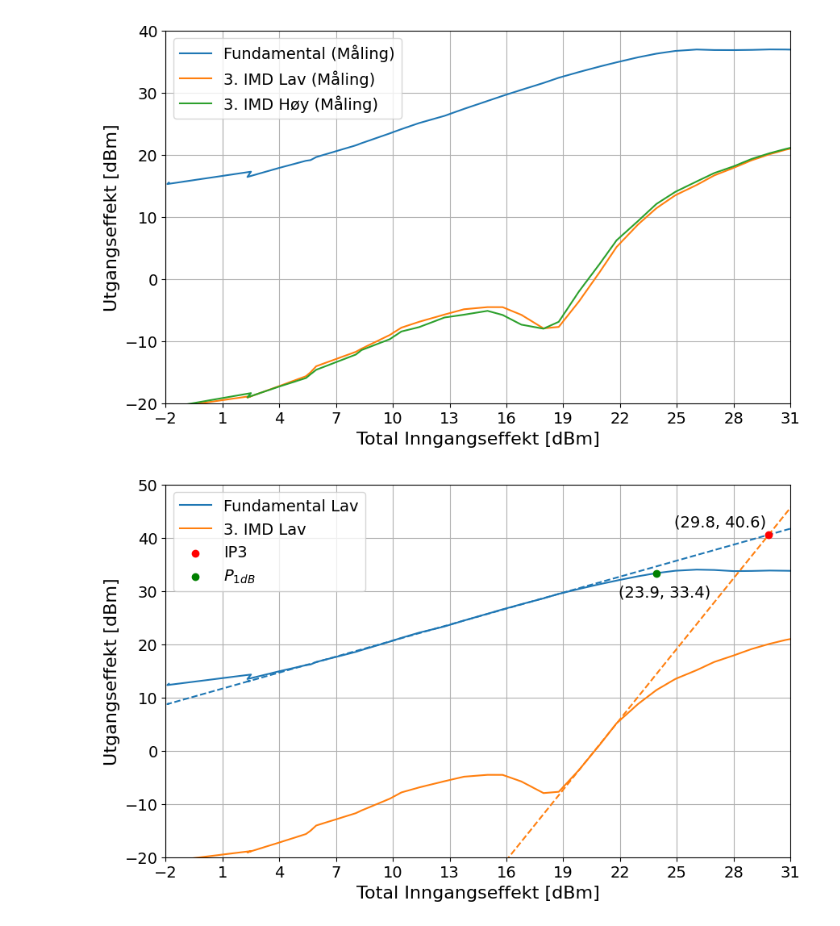
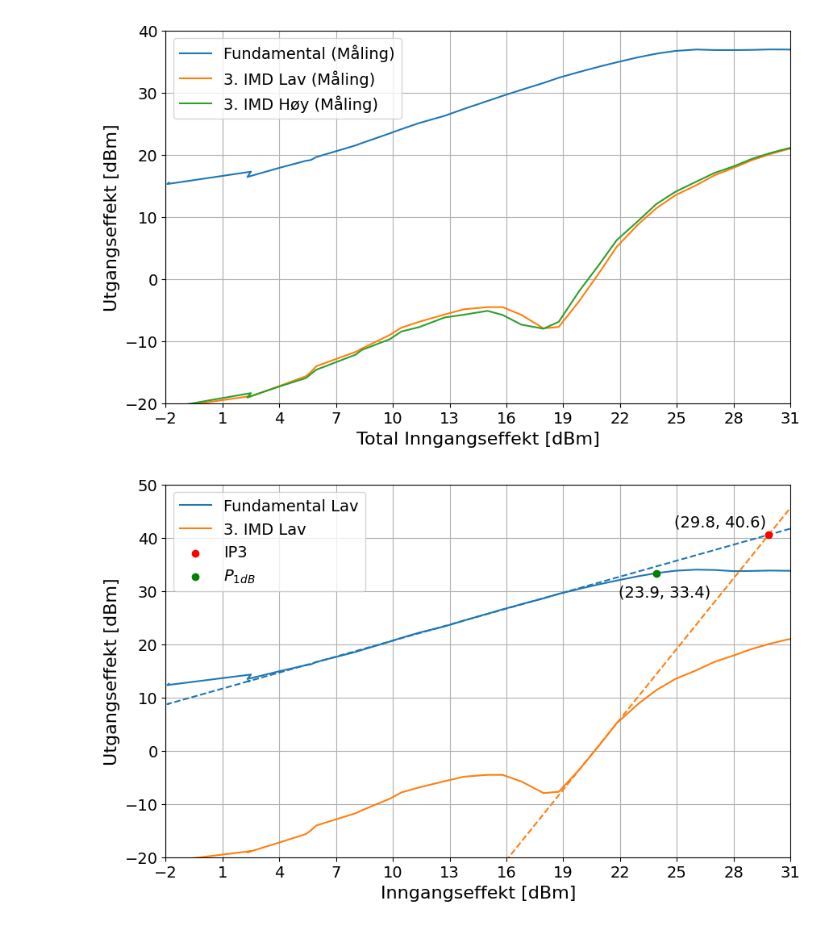
Before and after one commit to SkaugJr/TTT4201-Radiosystemdesign, a Jupyter notebook: Databehandling/Visualisering.ipynb, the cells around one changed output. Drawn from its saved outputs; the diff is of its cells as text; code cells hidden in the pictures.

```diff
--- a/Databehandling/Visualisering.ipynb
+++ b/Databehandling/Visualisering.ipynb
@@ -747,32 +804,32 @@ p1db_x = PA2Tone['Pi_both'][np.argmax(PA2Tone['Po_dBm_f1'] >= (PA2Tone['Po_dBm_f
 p1db_y = PA2Tone['Po_dBm_f1'][np.argmax(PA2Tone['Po_dBm_f1'] >= (PA2Tone['Po_dBm_f1'].max() - 1))]
 
 # Plot the data
 plt.figure(figsize=(10, 6))
 plt.plot(PA2Tone['Pi_both'], PA2Tone['Po_dBm_f1'], label='Fundamental Lav')
 plt.plot(PA2Tone['Pi_both'], PA2Tone['TOIMD_dBc_low'] + PA2Tone['Po_both'], label='3. IMD Lav')
 
 # Plot the linear fits
 plt.plot(PA2Tone['Pi_both'], np.polyval(fund_fit, PA2Tone['Pi_both']), '--', color='tab:blue')
 plt.plot(PA2Tone['Pi_both'], np.polyval(imd3_fit_low, PA2Tone['Pi_both']), '--', color='tab:orange')
 
 # Plot the IP3 points
 plt.scatter(ip3_x_low, ip3_y_low, color='red', zorder=5, label='IP3')
 plt.text(ip3_x_low-5, ip3_y_low+1, f'({ip3_x_low:.1f}, {ip3_y_low:.1f})', fontsize=14, verticalalignment='bottom')
 
 # Plot the 1dB compression point
 plt.scatter(p1db_x, p1db_y, color='green', zorder=5, label='$P_{1dB}$')
 plt.text(p1db_x-2, p1db_y-5,f'\n({p1db_x:.1f}, {p1db_y:.1f})', fontsize=14, verticalalignment='bottom')
 
-plt.xlabel('Total Inngangseffekt [dBm]', fontsize=16)
+plt.xlabel('Inngangseffekt [dBm]', fontsize=16)
 plt.ylabel('Utgangseffekt [dBm]', fontsize=16)
 plt.legend(loc='upper left', fontsize=14)
 plt.grid(True)
 
 plt.xlim(-2, 31)
 plt.ylim(-20, 50)
 plt.xticks(np.arange(-2, 32, 3), fontsize=14)
 plt.yticks(fontsize=14)
 
 plt.show()
 # %% [output]
-[figure, old version]
+[figure, new version]
```
Also changed, not shown: parts of 5 cells of this notebook, 16 other files.
